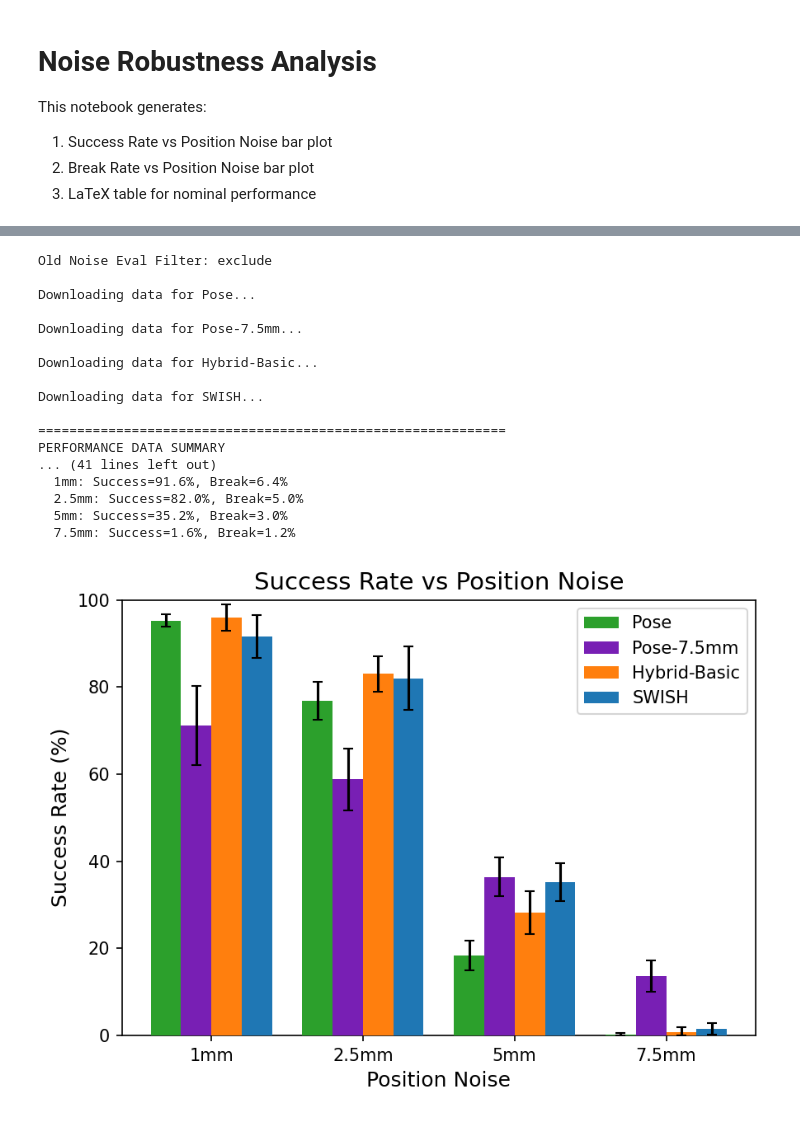
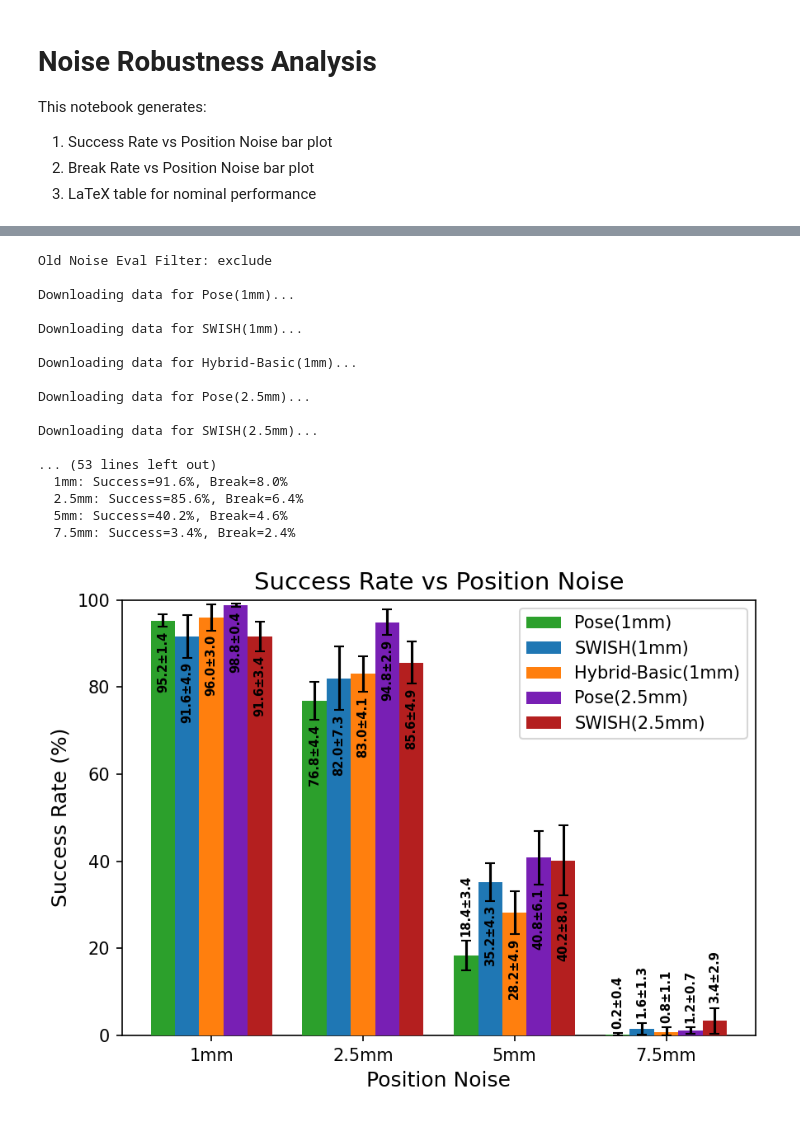
Before and after one commit to RoboNuke/Continuous_Force_RL, a Jupyter notebook: scripts/data_processing/noise_robustness_analysis.ipynb, the cells around one changed output, grey strips where cells are left out. Saved outputs shown, nothing was run; the diff lists cells and outputs as text; code cells hidden in the pictures.

```diff
--- a/scripts/data_processing/noise_robustness_analysis.ipynb
+++ b/scripts/data_processing/noise_robustness_analysis.ipynb
@@ -22,9 +22,14 @@ PROJECT = "SG_Exps"
 
 # Method Tags (PLACEHOLDER - update these)
 METHOD_TAGS = {
-    "Pose": "pose_perf-comp:2026-01-05_10:54",
-    "Pose-7.5mm": "pose_75mm-noise:2026-01-16_19:08",
-    "Hybrid-Basic": "basic-hybrid_perf-comp:2026-01-05_10:54",
+    "Pose(1mm)": "pose_perf-comp:2026-01-05_10:54",
+    "SWISH(1mm)": "LCLoP_fix_perf-comp:2026-01-09_11:17",
+    "Hybrid-Basic(1mm)": "basic-hybrid_perf-comp:2026-01-05_10:54",
+    #"Pose(7.5mm)": "pose_75mm-noise:2026-01-16_19:08",
+    #"Pose-2.5mm(15N)": "pose_25mm-noise:2026-01-19_07:50_15N",+
+    "Pose(2.5mm)": "pose_25mm-noise:2026-01-19_07:50",
+    "SWISH(2.5mm)": "LCLoP_25mm-noise:2026-01-19_07:49",
+    "Hybrid-Basic(2.5mm)": "basic-hybrid_25mm-noise:2026-01-19_07:50",
     #"LCLoP": "LCLoP_perf-comp:2026-01-05_10:54",
     #"New": "LCLoP_softplus:2026-01-09_23:06", #(top 4) most similar to basic noise but lower general
     #"New": "LCLoP_stiff_softplus:2026-01-09_23:06", #(top 4 great noise, bad basic)
@@ -32,7 +37,6 @@ METHOD_TAGS = {
     #"New": "softplus_tests:0:2026-01-09_22:55", #maxsoftplus + zcon #worst
     #"New": "softplus_tests:1:2026-01-09_22:55", #softplus + zcon #not done
     #"CLoP": "CLoP_perf-comp:2026-01-09_22:56",
-    "SWISH": "LCLoP_fix_perf-comp:2026-01-09_11:17",
     #"SWISH-7.5mm": "LCLoP_75mm-noise:2026-01-16_17:58"
     #"LongLCLoP": "Long_LCLoP_perf-comp:2026-01-10_10:58",
 }
@@ -251,21 +256,21 @@ for method_name, df in noise_data.items():
 # %% [output]
 Old Noise Eval Filter: exclude
 
-Downloading data for Pose...
+Downloading data for Pose(1mm)...
 
-Downloading data for Pose-7.5mm...
+Downloading data for SWISH(1mm)...
 
-Downloading data for Hybrid-Basic...
+Downloading data for Hybrid-Basic(1mm)...
 
-Downloading data for SWISH...
+Downloading data for Pose(2.5mm)...
 
-============================================================
-PERFORMANCE DATA SUMMARY
-... (41 lines left out)
-  1mm: Success=91.6%, Break=6.4%
-  2.5mm: Success=82.0%, Break=5.0%
-  5mm: Success=35.2%, Break=3.0%
-  7.5mm: Success=1.6%, Break=1.2%
+Downloading data for SWISH(2.5mm)...
+
+... (53 lines left out)
+  1mm: Success=91.6%, Break=8.0%
+  2.5mm: Success=85.6%, Break=6.4%
+  5mm: Success=40.2%, Break=4.6%
+  7.5mm: Success=3.4%, Break=2.4%
 # %%
 # ============================================================
 # BLOCK 4: SUCCESS RATE VS POSITION NOISE - BAR PLOT
@@ -284,17 +289,21 @@ GROUP_WIDTH = 0.8
 
 # Colors (matching reference image)
 COLORS = {
-    "Pose": "#2ca02c",        # Green
-    "Hybrid-Basic": "#ff7f0e", # Orange
-    "SWISH": "#1f77b4",       # Blue
-    "Pose-7.5mm": "#781fb4",       # Purple
+    "Pose(1mm)": "#2ca02c",        # Green
+    "Hybrid-Basic(1mm)": "#ff7f0e", # Orange
+    "SWISH(1mm)": "#1f77b4",       # Blue
+    "Pose(2.5mm)": "#781fb4",       # Purple
+    "SWISH(2.5mm)": "#b41f1f",       # Purple,
+    "Hybrid-Basic(2.5mm)": "#ffe70e",
 }
+
 
 # Font sizes
 FONT_TITLE = 14
 FONT_AXIS_LABEL = 12
 FONT_TICK = 10
 FONT_LEGEND = 10
+FONT_BAR_LABEL = 7  # Font size for bar value labels
 
 # Axis configuration
 Y_LIM = (0, 100)
@@ -331,6 +340,7 @@ for i, method_name in enumerate(method_names):
     df = noise_data[method_name]
     df = filter_top_n_runs(df, best_checkpoints_by_method[method_name], TOP_N_POLICIES)
     means = []
+    cis = []  # Store CI values for labels
     errors_lower = []
     errors_upper = []
     for noise_label in noise_labels:
@@ -342,35 +352,56 @@ for i, method_name in enumerate(method_names):
             mean = subset["success_rate"].mean()
             std = subset["success_rate"].std()
             n_seeds = len(subset)
             sem = std / np.sqrt(n_seeds)
             ci = 1.96 * sem
             # Clip error bars to [0, 100] range
             errors_lower.append(min(ci, mean - 0))
             errors_upper.append(min(ci, 100 - mean))
             means.append(mean)
+            cis.append(ci)
         else:
             means.append(0)
+            cis.append(0)
             errors_lower.append(0)
             errors_upper.append(0)
 
     offset = (i - n_methods/2 + 0.5) * BAR_WIDTH
-    ax.bar(x + offset, means, BAR_WIDTH, label=method_name, color=COLORS[method_name],
+    bars = ax.bar(x + offset, means, BAR_WIDTH, label=method_name, color=COLORS[method_name],
            yerr=[errors_lower, errors_upper], capsize=3, zorder=3)
+
+    # Add rotated mean±CI labels - inside bar if fits, above otherwise
+    y_range = Y_LIM[1] - Y_LIM[0]
+    label_height_estimate = y_range * 0.20  # ~20% of y-range for rotated text
+
+    for bar, mean, ci, err_lower, err_upper in zip(bars, means, cis, errors_lower, errors_upper):
+        if mean > 0:  # Only label non-zero bars
+            # Check if label fits inside the bar
+            space_inside = bar.get_height() - err_lower
+            if space_inside > label_height_estimate + 2:  # fits inside
+                label_y = bar.get_height() - err_lower - 1
+                va = 'top'
+            else:  # place above
+                label_y = bar.get_height() + err_upper + 1
+                va = 'bottom'
+
+            ax.text(bar.get_x() + bar.get_width()/2, label_y,
+                   f'{mean:.1f}±{ci:.1f}', ha='center', va=va,
+                   rotation=90, fontsize=FONT_BAR_LABEL, color='black', fontweight='bold')
 
 ax.set_xlabel(X_LABEL, fontsize=FONT_AXIS_LABEL)
 ax.set_ylabel(Y_LABEL, fontsize=FONT_AXIS_LABEL)
 ax.set_title(TITLE, fontsize=FONT_TITLE)
 ax.set_xticks(x)
 ax.set_xticklabels(noise_labels, fontsize=FONT_TICK)
 ax.set_ylim(Y_LIM)
 ax.set_yticks(Y_TICKS)
 ax.tick_params(axis='y', labelsize=FONT_TICK)
 ax.legend(fontsize=FONT_LEGEND)
 
 plt.tight_layout()
 plt.show()
 # %% [output]
-[figure, old version]
+[figure, new version]
 # %%
 # ============================================================
 # BLOCK 5: BREAK RATE VS POSITION NOISE - BAR PLOT
```
Also changed, not shown: parts of 3 cells of this notebook, 4 other files.
